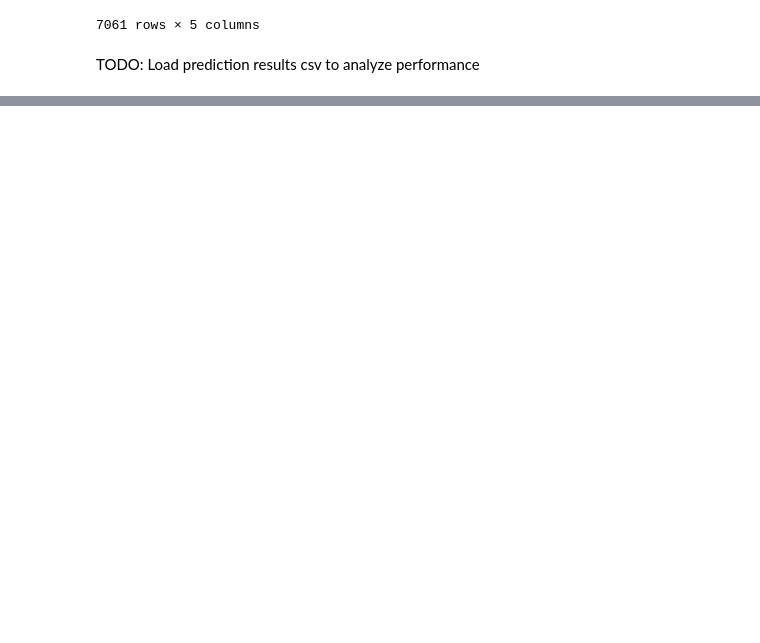
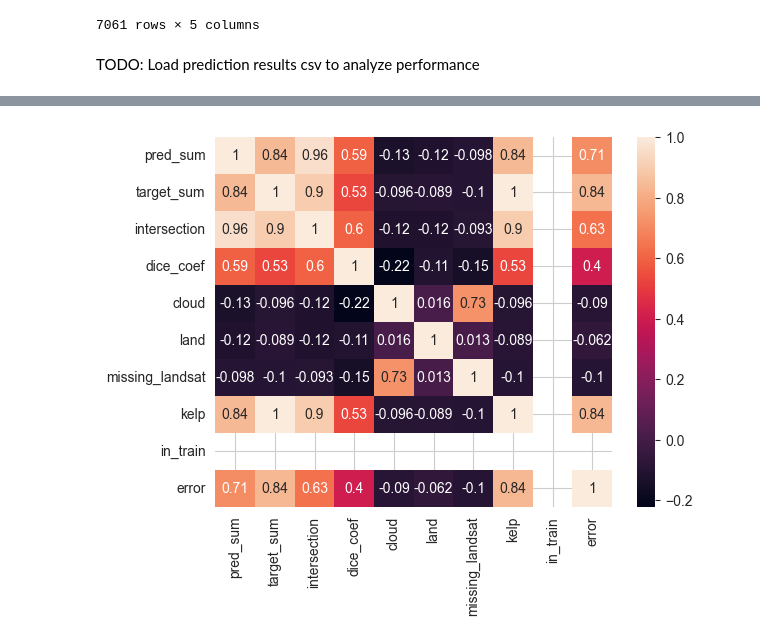
Before and after one commit to TeamEpochGithub/iv-q2-detect-kelp, a Jupyter notebook: notebooks/analyze_preds.ipynb, the cells around one changed output, grey strips where cells are left out. Cells and saved outputs as stored; diff of their text form; code cells hidden in the pictures; blank space fills up the shorter version.

Commit message:
compare preds with meta

```diff
--- a/notebooks/analyze_preds.ipynb
+++ b/notebooks/analyze_preds.ipynb
@@ -21,3 +23,8 @@ metadataset
 7061 rows × 5 columns
 # %% [markdown]
 TODO: Load prediction results csv to analyze performance
+# %%
+# Load the prediction results
+path = '../data/processed/results.csv'
+results = pd.read_csv(path, index_col=0)
+results
@@ -23,0 +48,3 @@ TODO: Load prediction results csv to analyze performance
+# %%
+results = results.join(metadataset)
+results
@@ -23,0 +66,9 @@ TODO: Load prediction results csv to analyze performance
+# %%
+# compute error (difference between dice if prediction would've been perfect and actual dice)
+total_intersection = results['intersection'].sum()
+total_pred_target_sum = results['pred_sum'].sum() + results['target_sum'].sum()
+
+perfect_dice_coef = (2*results['intersection']+total_intersection) / (2*results['intersection'] + total_pred_target_sum)
+actual_dice_coef = (2*results['intersection']+total_intersection) / (results['pred_sum'] + results['target_sum'] + total_pred_target_sum)
+results['error'] = perfect_dice_coef - actual_dice_coef
+results
@@ -23,0 +90,7 @@ TODO: Load prediction results csv to analyze performance
+# %%
+# Plot the correlation matrix with sns
+corr = results.corr()
+sns.heatmap(corr, annot=True)
+plt.show()
+# %% [output]
+[figure, added]
```
Also changed, not shown: parts of 8 cells of this notebook, 1 other file.
